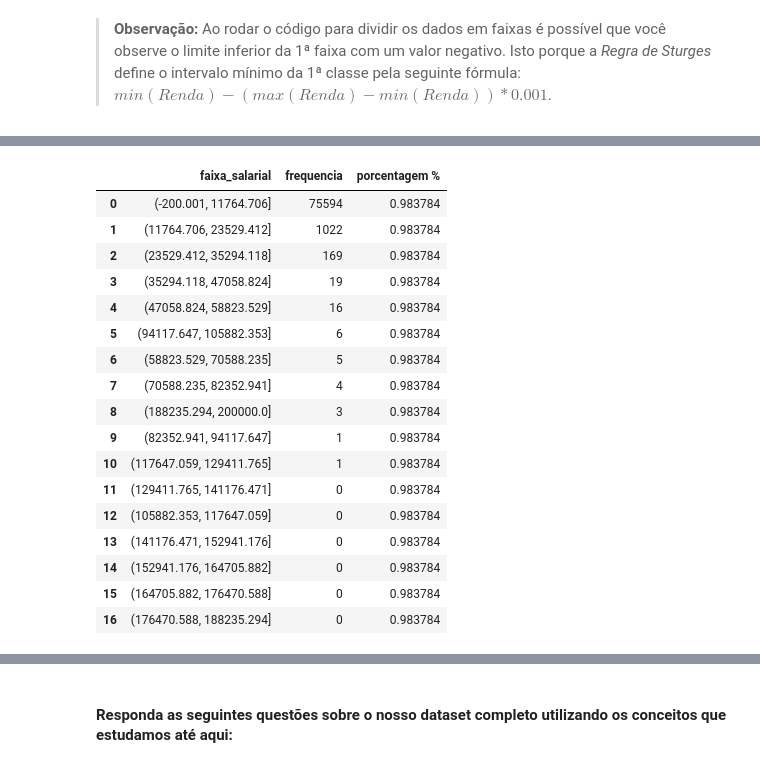
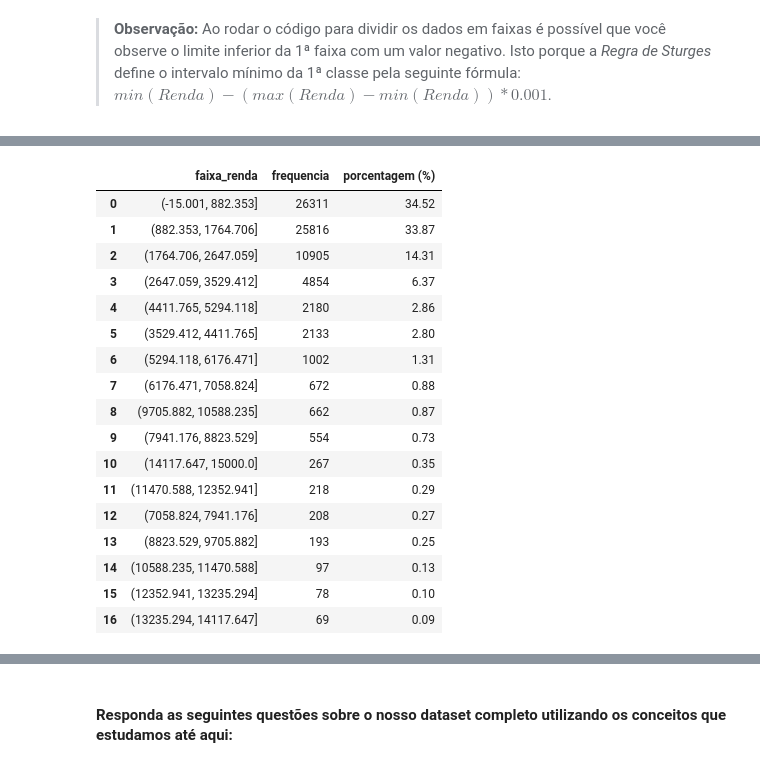
Before and after one commit to JhonCostaDev/oracle_one_alura, a Jupyter notebook: estatistica_ML/desafios_modulo.ipynb, the cells around one changed output, grey strips where cells are left out. Saved outputs shown, nothing was run; the diff lists cells and outputs as text; code cells hidden in the pictures.

```diff
--- a/estatistica_ML/desafios_modulo.ipynb
+++ b/estatistica_ML/desafios_modulo.ipynb
@@ -930,23 +864,0 @@ Name: proportion, dtype: float64
-# %%
-dados_frequencia_renda = dados_classifica_renda.faixa_salarial.value_counts().reset_index(name='frequencia')
-dados_frequencia_renda['porcentagem %'] = dados_classifica_renda.faixa_salarial.value_counts(normalize=True)#.mul(100).round(2)
-dados_frequencia_renda
-# %% [output]
-|  | faixa_salarial | frequencia | porcentagem % |
-| 0 | (-200.001, 11764.706] | 75594 | 0.983784 |
-| 1 | (11764.706, 23529.412] | 1022 | 0.983784 |
-| 2 | (23529.412, 35294.118] | 169 | 0.983784 |
-| 3 | (35294.118, 47058.824] | 19 | 0.983784 |
-| 4 | (47058.824, 58823.529] | 16 | 0.983784 |
-| 5 | (94117.647, 105882.353] | 6 | 0.983784 |
-| 6 | (58823.529, 70588.235] | 5 | 0.983784 |
-| 7 | (70588.235, 82352.941] | 4 | 0.983784 |
-| 8 | (188235.294, 200000.0] | 3 | 0.983784 |
-| 9 | (82352.941, 94117.647] | 1 | 0.983784 |
-| 10 | (117647.059, 129411.765] | 1 | 0.983784 |
-| 11 | (129411.765, 141176.471] | 0 | 0.983784 |
-| 12 | (105882.353, 117647.059] | 0 | 0.983784 |
-| 13 | (141176.471, 152941.176] | 0 | 0.983784 |
-| 14 | (152941.176, 164705.882] | 0 | 0.983784 |
-| 15 | (164705.882, 176470.588] | 0 | 0.983784 |
-| 16 | (176470.588, 188235.294] | 0 | 0.983784 |
@@ -953 +868,24 @@ dados_frequencia_renda
+# %%
+tabela_frequencia = faixas_renda.faixa_renda.value_counts().reset_index(name='frequencia')
+tabela_frequencia['porcentagem (%)'] = round((tabela_frequencia.frequencia / len(salario_ate_15k)) * 100,2)
+tabela_frequencia
+# %% [output]
+|  | faixa_renda | frequencia | porcentagem (%) |
+| 0 | (-15.001, 882.353] | 26311 | 34.52 |
+| 1 | (882.353, 1764.706] | 25816 | 33.87 |
+| 2 | (1764.706, 2647.059] | 10905 | 14.31 |
+| 3 | (2647.059, 3529.412] | 4854 | 6.37 |
+| 4 | (4411.765, 5294.118] | 2180 | 2.86 |
+| 5 | (3529.412, 4411.765] | 2133 | 2.80 |
+| 6 | (5294.118, 6176.471] | 1002 | 1.31 |
+| 7 | (6176.471, 7058.824] | 672 | 0.88 |
+| 8 | (9705.882, 10588.235] | 662 | 0.87 |
+| 9 | (7941.176, 8823.529] | 554 | 0.73 |
+| 10 | (14117.647, 15000.0] | 267 | 0.35 |
+| 11 | (11470.588, 12352.941] | 218 | 0.29 |
+| 12 | (7058.824, 7941.176] | 208 | 0.27 |
+| 13 | (8823.529, 9705.882] | 193 | 0.25 |
+| 14 | (10588.235, 11470.588] | 97 | 0.13 |
+| 15 | (12352.941, 13235.294] | 78 | 0.10 |
+| 16 | (13235.294, 14117.647] | 69 | 0.09 |
 # %%
```
Also changed, not shown: parts of 18 cells of this notebook.
